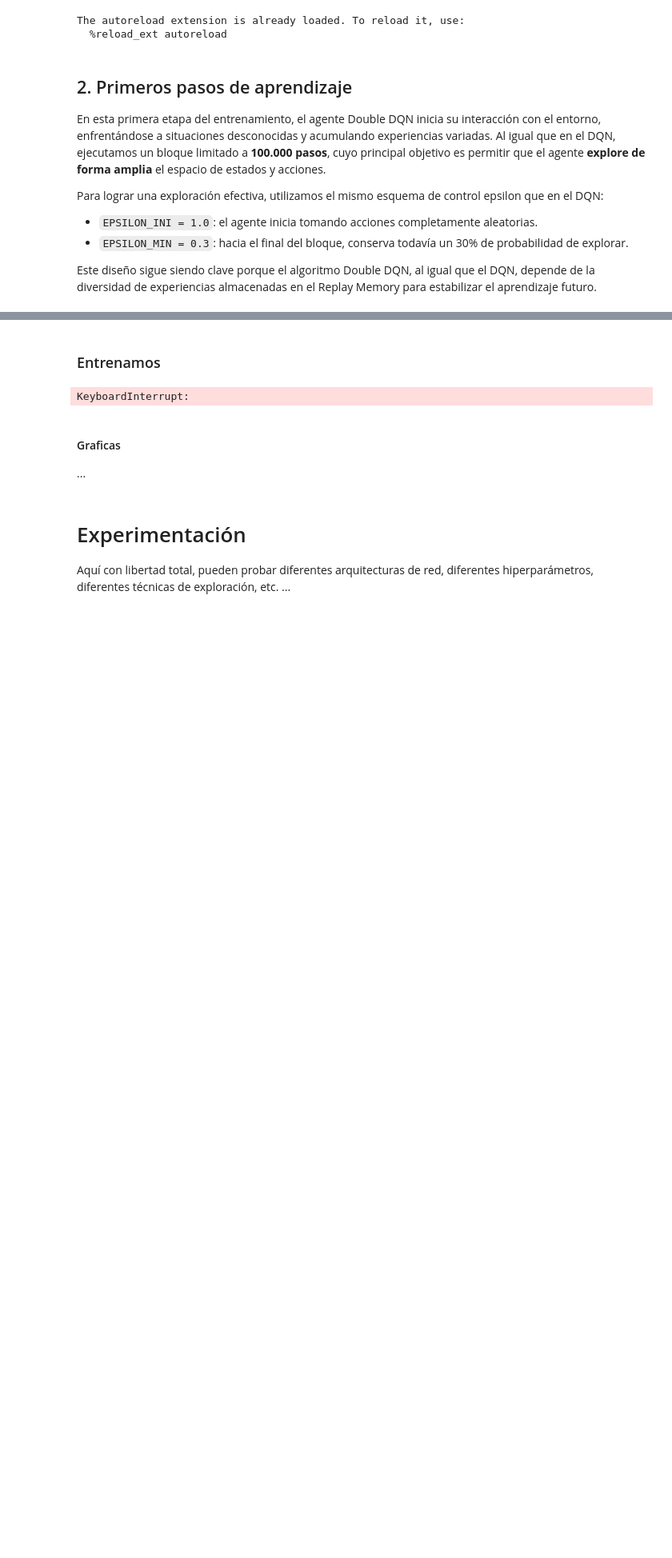
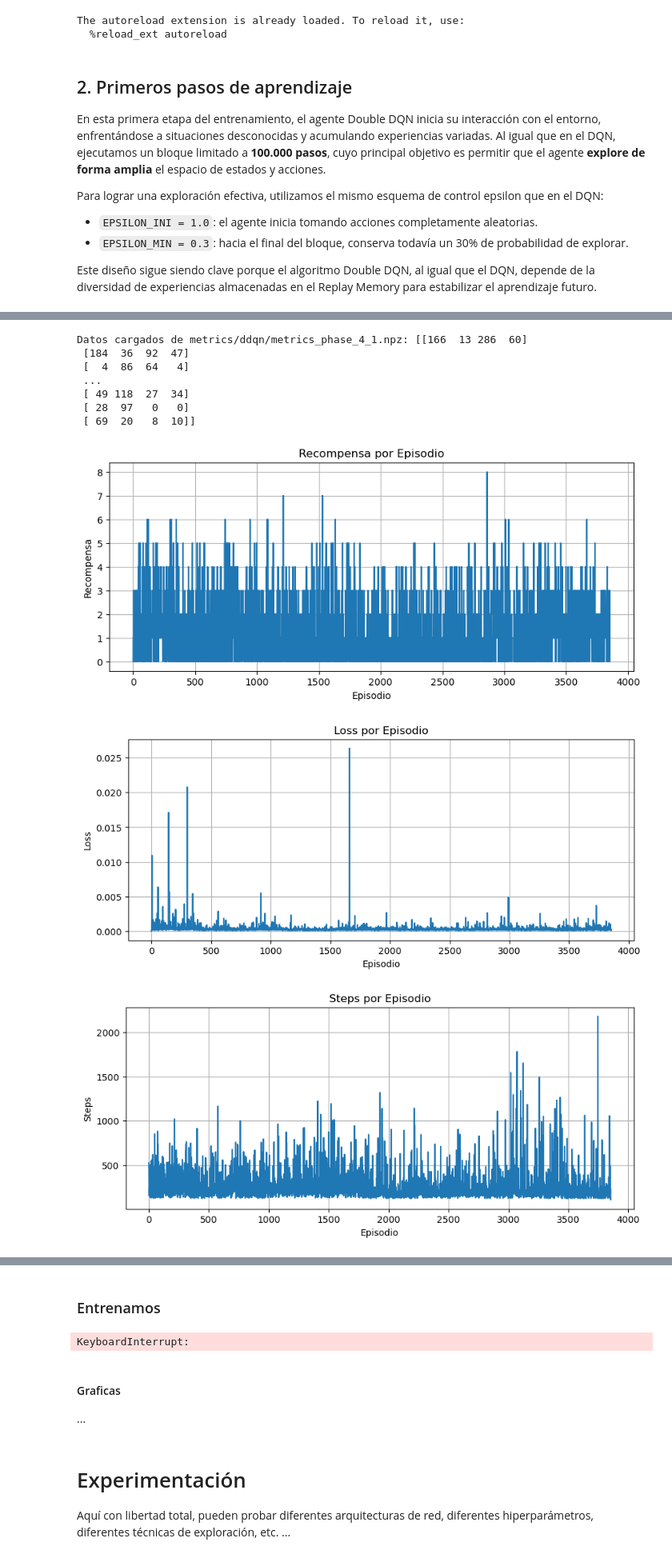
Before and after one commit to nataliacampiglia/obligatorio-taller-ia, a Jupyter notebook: Obligatorio_2025_Letra.ipynb, the cells around one changed output, grey strips where cells are left out. Shown at 80% size. Saved outputs shown, nothing was run; the diff lists cells and outputs as text; code cells hidden in the pictures; blank space fills up the shorter version.

```diff
--- a/Obligatorio_2025_Letra.ipynb
+++ b/Obligatorio_2025_Letra.ipynb
@@ -1025,0 +1171,13 @@ FileNotFoundError: [Errno 2] No such file or directory: 'metrics/ddqn/ddqn/metri
+# %%
+evaluate_training_phase_results("metrics/ddqn/metrics_phase_4_1.npz", "phase_4_1")
+# %% [output]
+Datos cargados de metrics/ddqn/metrics_phase_4_1.npz: [[166  13 286  60]
+ [184  36  92  47]
+ [  4  86  64   4]
+ ...
+ [ 49 118  27  34]
+ [ 28  97   0   0]
+ [ 69  20   8  10]]
+[figure, added]
+[figure, added]
+[figure, added]
```
Also changed, not shown: parts of 23 cells of this notebook, 20 other files.
